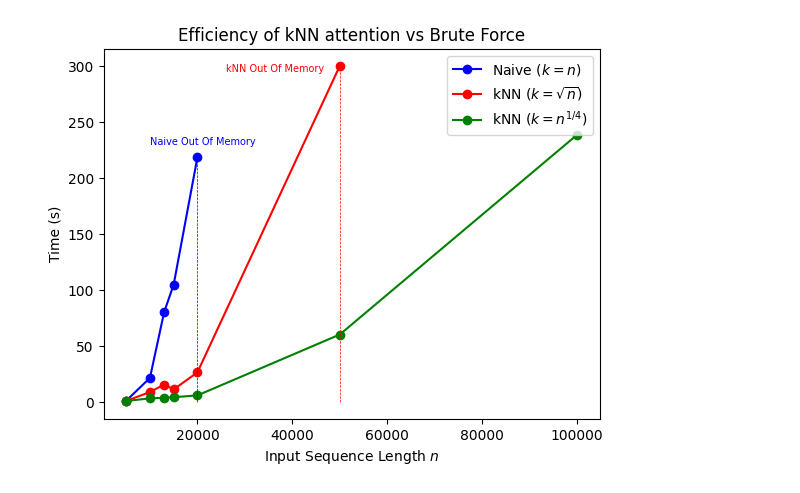
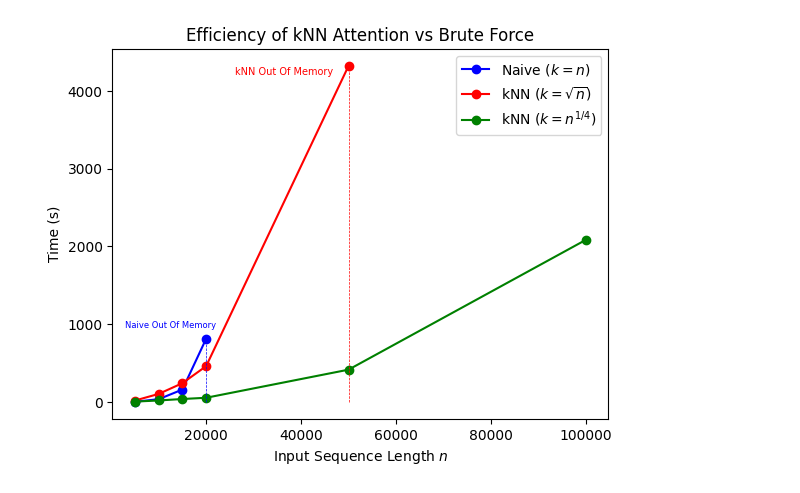
Before and after one commit to tkhar/demystifying_knn_attention, a Jupyter notebook: forward_pass/figure_generation.ipynb, the cells around one changed output. Saved outputs shown, nothing was run; the diff lists cells and outputs as text; code cells hidden in the pictures.

```diff
--- a/forward_pass/figure_generation.ipynb
+++ b/forward_pass/figure_generation.ipynb
@@ -1,27 +1,27 @@
 # %%
 # Experiment 1: Efficiency of kNN attention
 
-N = [5000, 10000, 13000, 15000, 20000, 50000, 100000]
-time_naive = [1.04, 21.4, 80.31, 104.72, 218.3, None, None]
-time_fast_sqrt = [0.88, 8.80, 15.55, 11.16, 26.38, 300, None]
-time_fast_4root = [0.88, 3.15, 3.8, 4.2, 5.82, 60.18, 238.51]
+N = [5000, 10000, 15000, 20000, 50000, 100000]
+time_naive = [1.90, 35.24, 159.07, 812.30, None, None]
+time_fast_sqrt = [17.75, 102.95, 241.02, 459.94, 4320.09, None]
+time_fast_4root = [4.12, 18.69, 37.49, 53.46, 414.70, 2083.88]
 
 import matplotlib.pyplot as plt
 
 plt.plot(N, time_naive, 'b-o', label='Naive $(k=n)$')
 plt.plot(N, time_fast_sqrt, 'r-o', label='kNN $(k=\sqrt{n})$')
 plt.plot(N, time_fast_4root, 'g-o', label='kNN $(k=n^{1/4})$')
 
-plt.vlines(x=20000, ymin=0, ymax=218.3, linestyle='--', color='blue', linewidth=0.5, zorder=2)
-plt.text(10000, 230, "Naive Out Of Memory", color='blue', fontsize=7)
+plt.vlines(x=20000, ymin=0, ymax=812.30, linestyle='--', color='blue', linewidth=0.5, zorder=2)
+plt.text(3000, 950, "Naive Out Of Memory", color='blue', fontsize=6)
 
-plt.vlines(x=50000, ymin=0, ymax=300, linestyle='--', color='red', zorder=2, linewidth=0.5)
-plt.text(26000, 295, "kNN Out Of Memory", color='red', fontsize=7)
+plt.vlines(x=50000, ymin=0, ymax=4320.09, linestyle='--', color='red', zorder=2, linewidth=0.5)
+plt.text(26000, 4200, "kNN Out Of Memory", color='red', fontsize=7)
 
 plt.xlabel('Input Sequence Length $n$')
 plt.ylabel('Time (s)')
 plt.legend()
 plt.title('Efficiency of kNN Attention vs Brute Force')
 plt.show()
 # %% [output]
-[figure, old version]
+[figure, new version]
```
Also changed, not shown: parts of 4 cells of this notebook, 12 other files.
